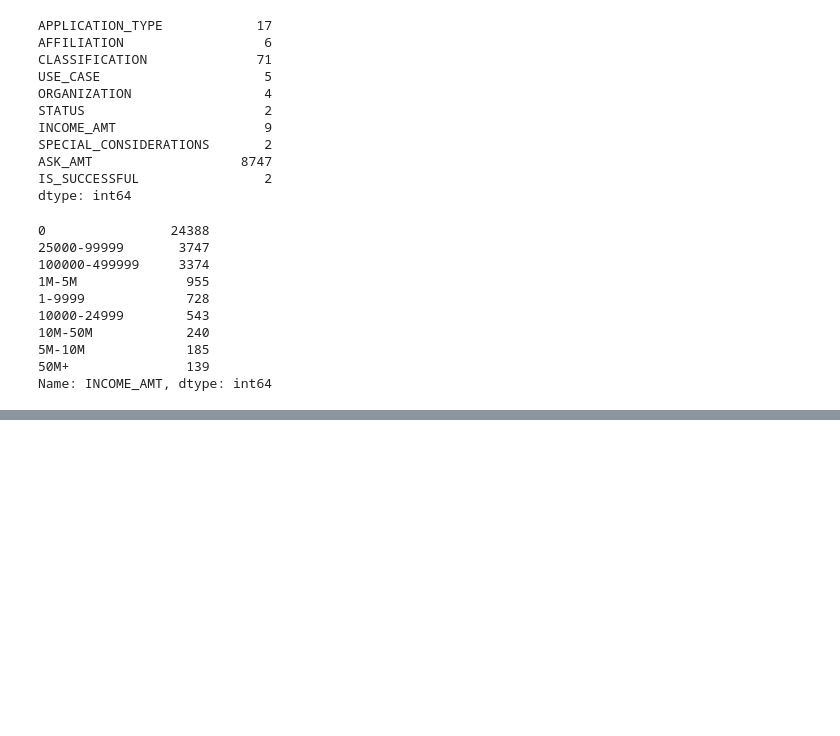
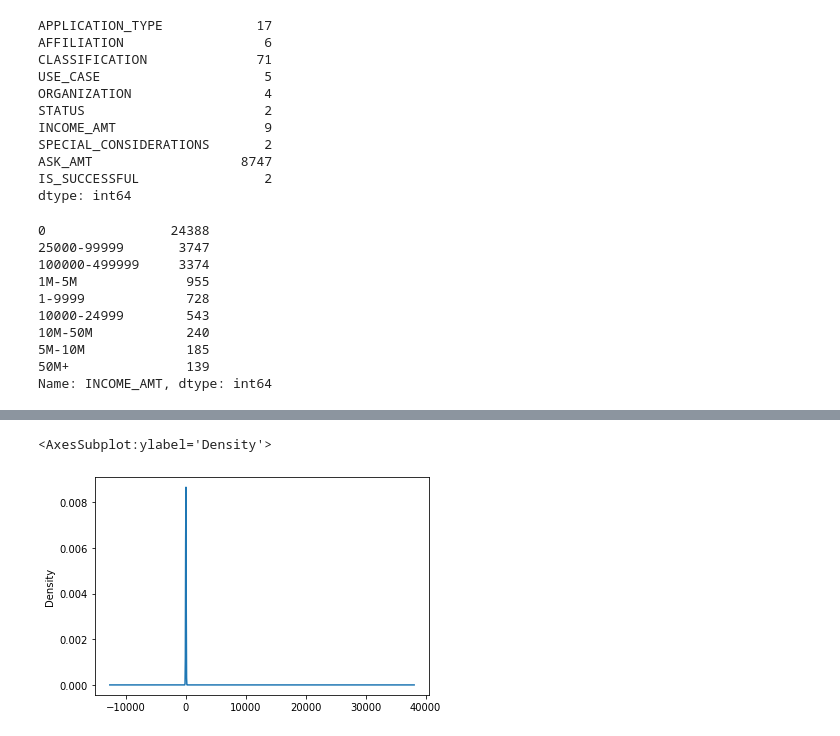
Before and after one commit to aisligrace/Neural_Network_Charity_Analysis, a Jupyter notebook: AlphabetSoupCharity_Optimzation.ipynb, the cells around one changed output, grey strips where cells are left out. Cells and saved outputs as stored; diff of their text form; code cells hidden in the pictures; blank space fills up the shorter version.

```diff
--- a/AlphabetSoupCharity_Optimzation.ipynb
+++ b/AlphabetSoupCharity_Optimzation.ipynb
@@ -55,3 +58,6 @@ income_amount_counts
 5M-10M             185
 50M+               139
 Name: INCOME_AMT, dtype: int64
+# %%
+ask_amount_counts = application_df.ASK_AMT.value_counts()
+ask_amount_counts
@@ -57,0 +77,5 @@ Name: INCOME_AMT, dtype: int64
+# %%
+ask_amount_counts.plot.density()
+# %% [output]
+<AxesSubplot:ylabel='Density'>
+[figure, added]
```
Also changed, not shown: parts of 31 cells of this notebook.
